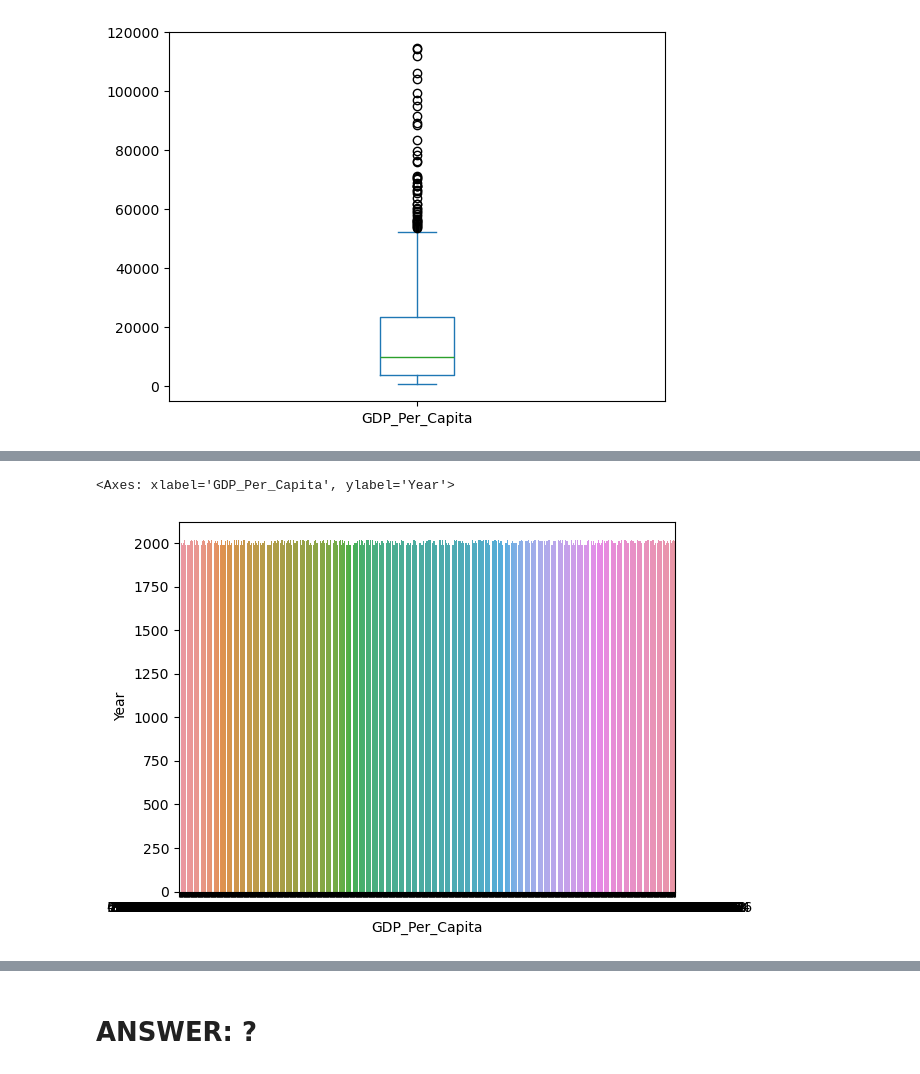
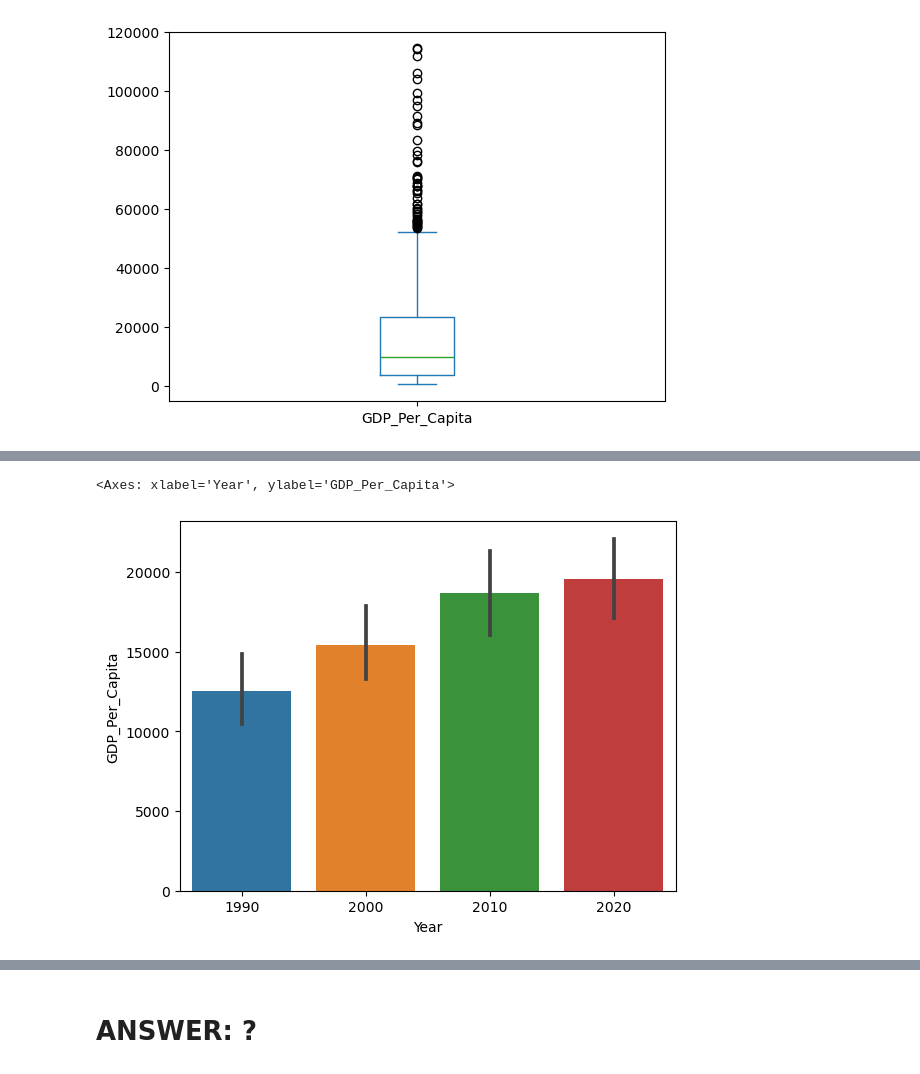
Before and after one commit to NSS-Data-Analytics-Cohort-11/undata-Berat-rex, a Jupyter notebook: notebook/UN_data_analysis_DA11.ipynb, the cells around one changed output, grey strips where cells are left out. Cells and saved outputs as stored; diff of their text form; code cells hidden in the pictures.

```diff
--- a/notebook/UN_data_analysis_DA11.ipynb
+++ b/notebook/UN_data_analysis_DA11.ipynb
@@ -227,7 +506,7 @@ gdp_decades['GDP_Per_Capita'].plot(kind = 'box')
 # %%
 sns.barplot(
-    x = gdp_decades['GDP_Per_Capita'],
-    y = gdp_decades['Year'])
+    y = gdp_decades['GDP_Per_Capita'],
+    x = gdp_decades['Year'])
 # %% [output]
-<Axes: xlabel='GDP_Per_Capita', ylabel='Year'>
+<Axes: xlabel='Year', ylabel='GDP_Per_Capita'>
-[figure, old version]
+[figure, new version]
```
Also changed, not shown: parts of 86 cells of this notebook.
